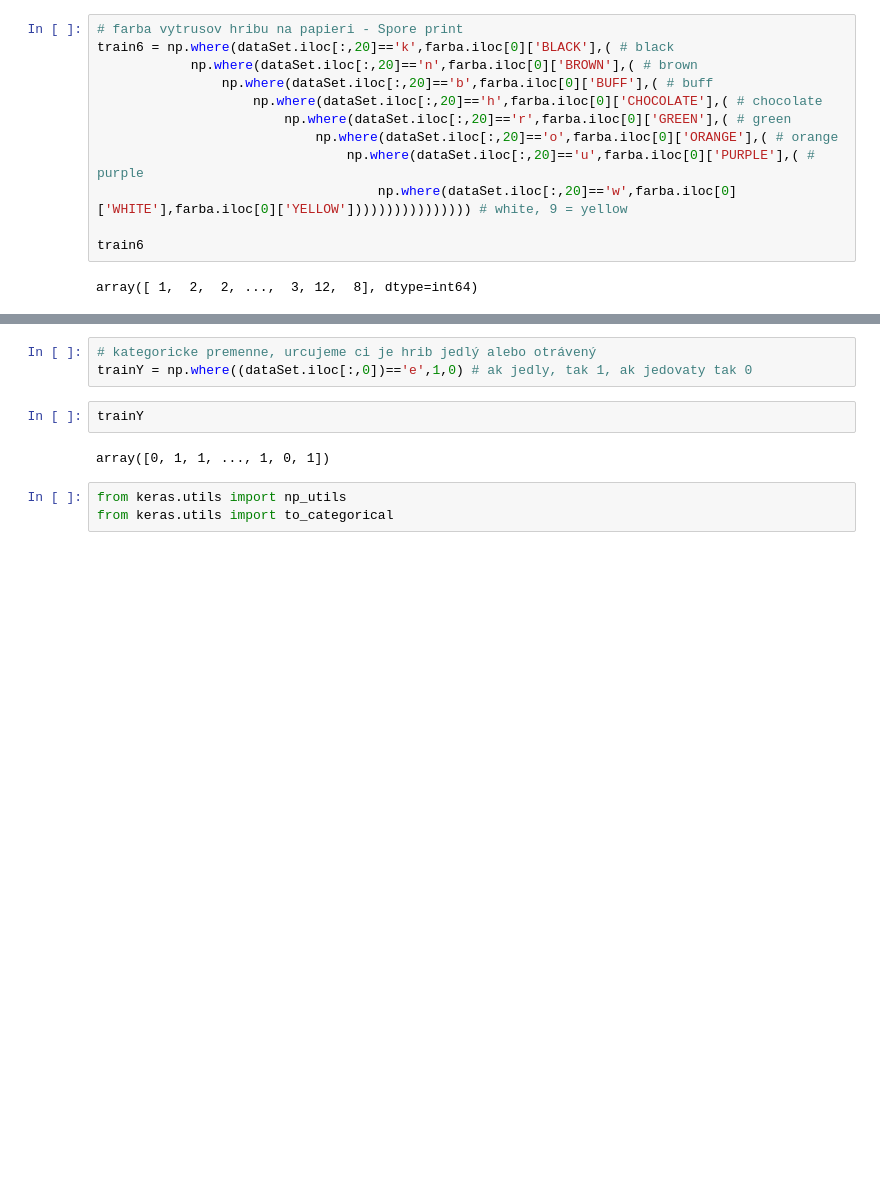
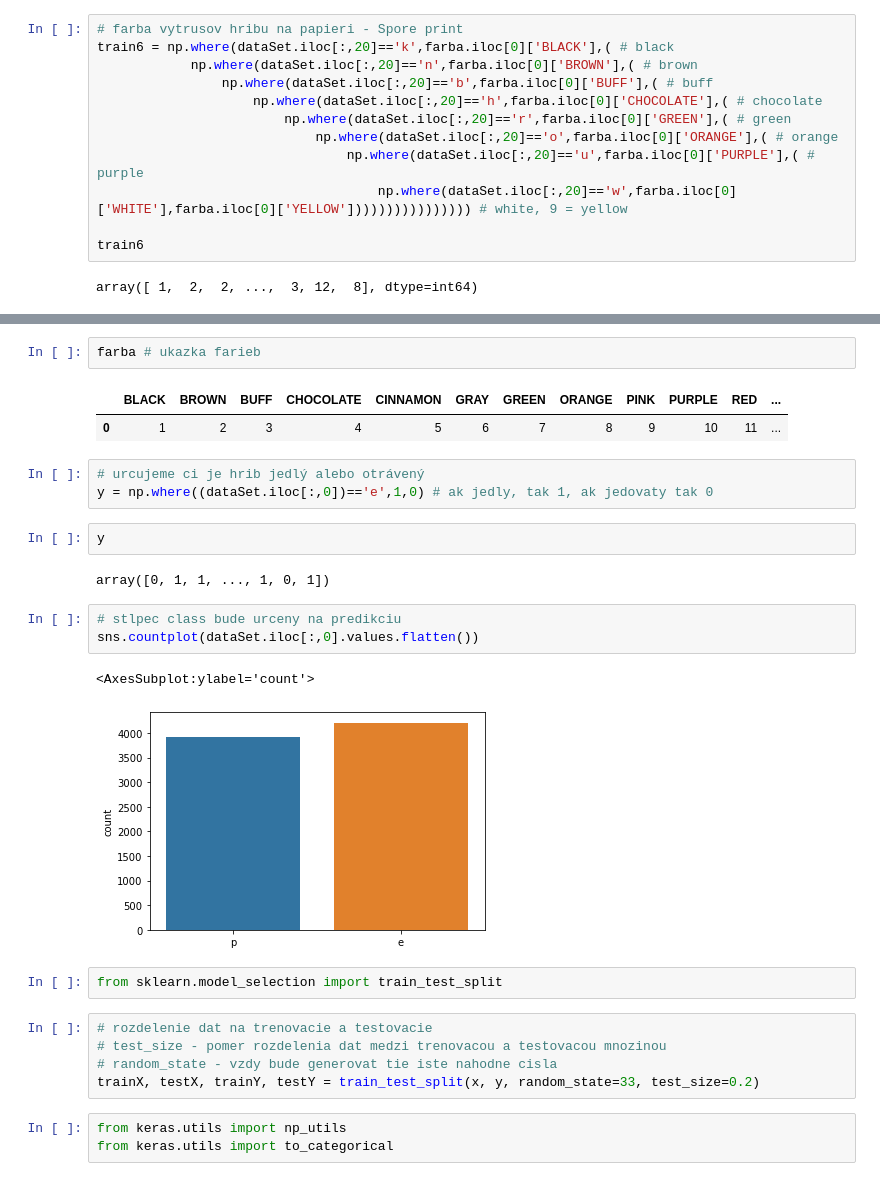
Before and after one commit to Marek98Bartos/Bartos_NS2021, a Jupyter notebook: NS_Hriby_Keras_Colors.ipynb, the cells around one changed output, grey strips where cells are left out. Drawn from its saved outputs; the diff is of its cells as text; blank space fills up the shorter version.

```diff
--- a/NS_Hriby_Keras_Colors.ipynb
+++ b/NS_Hriby_Keras_Colors.ipynb
@@ -134,10 +150,28 @@ array([[ 2,  1,  8, 12, 12,  1],
+# %%
+farba # ukazka farieb
+# %% [output]
+|  | BLACK | BROWN | BUFF | CHOCOLATE | CINNAMON | GRAY | GREEN | ORANGE | PINK | PURPLE | RED | ... |
+| 0 | 1 | 2 | 3 | 4 | 5 | 6 | 7 | 8 | 9 | 10 | 11 | ... |
 # %%
-# kategoricke premenne, urcujeme ci je hrib jedlý alebo otrávený
-trainY = np.where((dataSet.iloc[:,0])=='e',1,0) # ak jedly, tak 1, ak jedovaty tak 0
+# urcujeme ci je hrib jedlý alebo otrávený
+y = np.where((dataSet.iloc[:,0])=='e',1,0) # ak jedly, tak 1, ak jedovaty tak 0
-# %%
-trainY
-# %% [output]
-array([0, 1, 1, ..., 1, 0, 1])
+# %%
+y
+# %% [output]
+array([0, 1, 1, ..., 1, 0, 1])
+# %%
+# stlpec class bude urceny na predikciu
+sns.countplot(dataSet.iloc[:,0].values.flatten())
+# %% [output]
+<AxesSubplot:ylabel='count'>
+[figure, added]
+# %%
+from sklearn.model_selection import train_test_split
+# %%
+# rozdelenie dat na trenovacie a testovacie
+# test_size - pomer rozdelenia dat medzi trenovacou a testovacou mnozinou
+# random_state - vzdy bude generovat tie iste nahodne cisla
+trainX, testX, trainY, testY = train_test_split(x, y, random_state=33, test_size=0.2)
 # %%
 from keras.utils import np_utils
 from keras.utils import to_categorical
```
Also changed, not shown: parts of 24 cells of this notebook.
